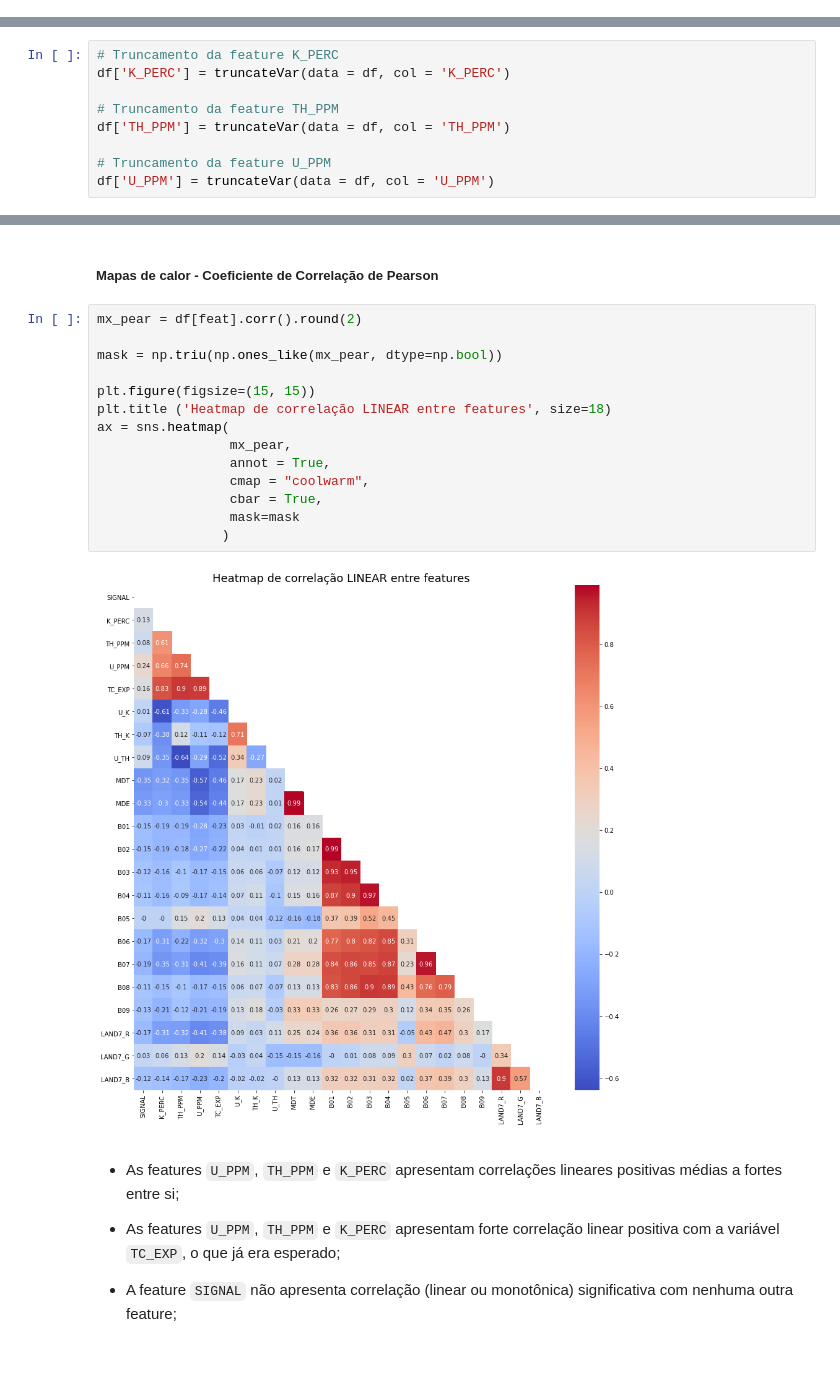
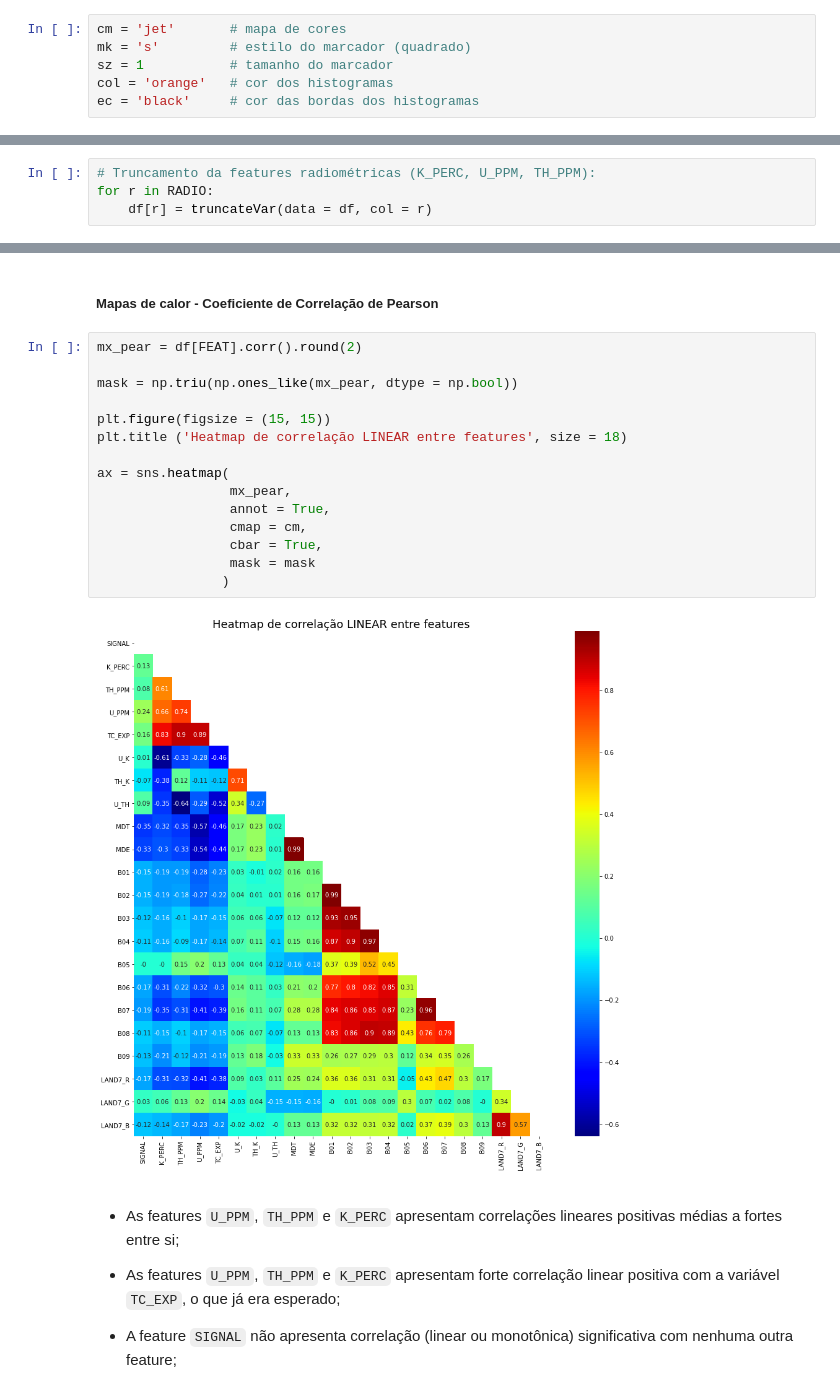
Before and after one commit to fnaghetini/Mapa-Preditivo, a Jupyter notebook: notebook.ipynb, the cells around one changed output, grey strips where cells are left out. Drawn from its saved outputs; the diff is of its cells as text; blank space fills up the shorter version.

```diff
--- a/notebook.ipynb
+++ b/notebook.ipynb
@@ -423,3 +420,9 @@ for k, v1, v2 in zip(df[trg].unique(), df['UNID'].unique(), df['COD_UNID'].uniqu
+# %%
+cm = 'jet'       # mapa de cores
+mk = 's'         # estilo do marcador (quadrado)
+sz = 1           # tamanho do marcador
+col = 'orange'   # cor dos histogramas
+ec = 'black'     # cor das bordas dos histogramas
 # %% [markdown]
 ##### truncateVar(data :: dataframe, col :: string)
 
@@ -548,14 +523,9 @@ df.query('K_PERC < 0')['K_PERC'].count()
 ##### Truncamento das  variáveis radiométricas
 
 - Nesta etapa, devemos truncar as variáveis radiométricas principais (*i.e.*, `K_PERC`, `TH_PPM` e `U_PPM`), utilizando a função auxiliar `truncateVar()`.
-# %%
-# Truncamento da feature K_PERC
-df['K_PERC'] = truncateVar(data = df, col = 'K_PERC')
-
-# Truncamento da feature TH_PPM
-df['TH_PPM'] = truncateVar(data = df, col = 'TH_PPM')
-
-# Truncamento da feature U_PPM
-df['U_PPM'] = truncateVar(data = df, col = 'U_PPM')
+# %%
+# Truncamento da features radiométricas (K_PERC, U_PPM, TH_PPM):
+for r in RADIO:
+    df[r] = truncateVar(data = df, col = r)
 # %%
 # sumário estatístico após o truncamento
@@ -753,21 +701,22 @@ ax = sns.heatmap(
 # %% [markdown]
 ##### Mapas de calor - Coeficiente de Correlação de Pearson
 # %%
-mx_pear = df[feat].corr().round(2)
+mx_pear = df[FEAT].corr().round(2)
 
-mask = np.triu(np.ones_like(mx_pear, dtype=np.bool))
+mask = np.triu(np.ones_like(mx_pear, dtype = np.bool))
 
-plt.figure(figsize=(15, 15))
-plt.title ('Heatmap de correlação LINEAR entre features', size=18)
+plt.figure(figsize = (15, 15))
+plt.title ('Heatmap de correlação LINEAR entre features', size = 18)
+
 ax = sns.heatmap(
                  mx_pear,
                  annot = True,
-                 cmap = "coolwarm",
+                 cmap = cm,
                  cbar = True,
-                 mask=mask
+                 mask = mask
                 )
 # %% [output]
-[figure, old version]
+[figure, new version]
 # %% [markdown]
 - As features `U_PPM`, `TH_PPM` e `K_PERC` apresentam correlações lineares positivas médias a fortes entre si;
 
```
Also changed, not shown: parts of 68 cells of this notebook.
